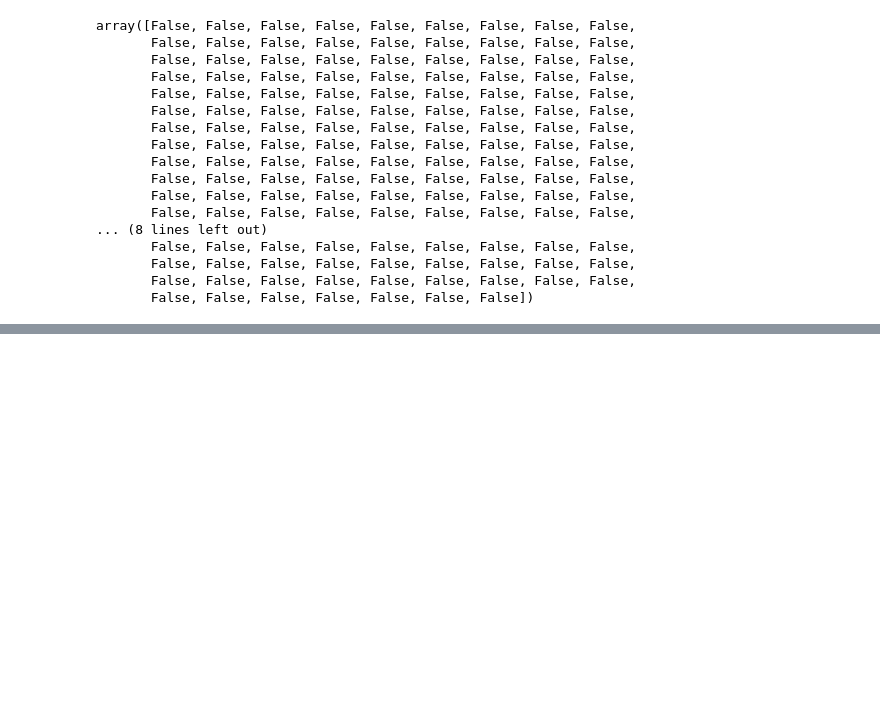
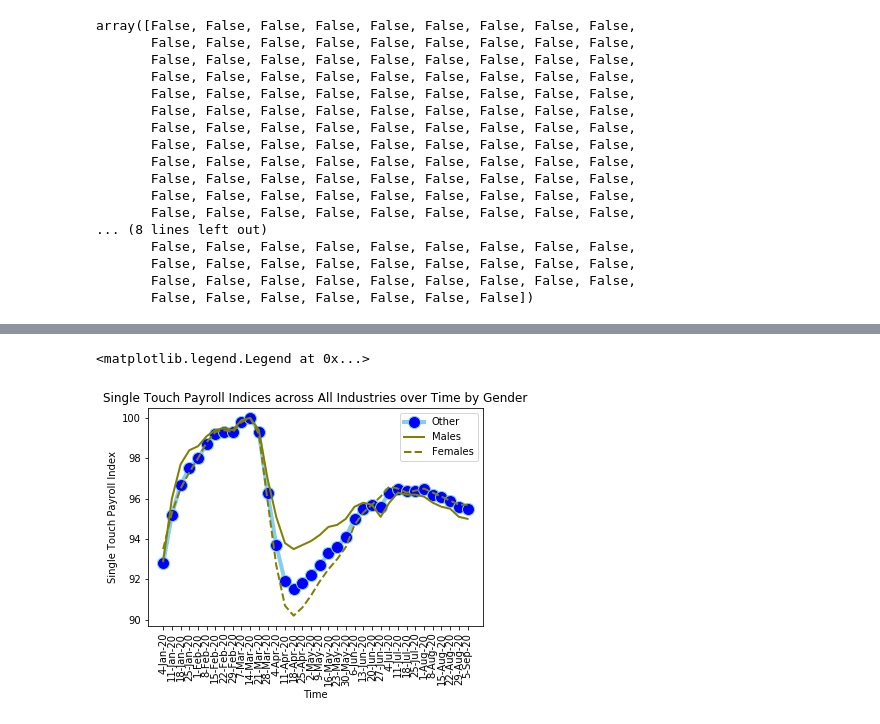
Before and after one commit to ali-beer/covid_payroll_project, a Jupyter notebook: cleaning_payroll_data.ipynb, the cells around one changed output, grey strips where cells are left out. Drawn from its saved outputs; the diff is of its cells as text; code cells hidden in the pictures; blank space fills up the shorter version.

Commit message:
added multiple line chart

```diff
--- a/cleaning_payroll_data.ipynb
+++ b/cleaning_payroll_data.ipynb
@@ -282,7 +283,9 @@ array([False, False, False, False, False, False, False, False, False,
 # %%
 # Filtering data by elements, replace a and b with desired elements
 # add & australia_df_t.columns.str.contains(c) for additional filtering
-a = "Mining"
-b = "Female"
-australia_df_t.loc[:, (australia_df_t.columns.str.contains(a) & australia_df_t.columns.str.contains(b))]
+a = "All Industries"
+b = "All ages"
+filter_df = australia_df_t.loc[:, (australia_df_t.columns.str.contains(a) & australia_df_t.columns.str.contains(b))]
+filter_df["All Industries_Other_All ages"] = pd.to_numeric(filter_df["All Industries_Other_All ages"])
+filter_df.dtypes
 # %% [output]
@@ -305,0 +297,4 @@ australia_df_t.loc[:, (australia_df_t.columns.str.contains(a) & australia_df_t.c
+# %%
+filter_df["All Industries_Other_All ages"] = pd.to_numeric(filter_df["All Industries_Other_All ages"])
+filter_df["All Industries_Males_All ages"] = pd.to_numeric(filter_df["All Industries_Males_All ages"])
+filter_df["All Industries_Females_All ages"] = pd.to_numeric(filter_df["All Industries_Females_All ages"])
@@ -305,0 +337,18 @@ australia_df_t.loc[:, (australia_df_t.columns.str.contains(a) & australia_df_t.c
+# %%
+x_axis = np.arange(len(filter_df["All Industries_Other_All ages"]))
+x_axis
+plt.plot(x_axis, filter_df["All Industries_Other_All ages"], marker='o', markerfacecolor='blue', markersize=12, color='skyblue', linewidth=4,label="Other")
+plt.plot(x_axis, filter_df["All Industries_Males_All ages"], marker='', color='olive', linewidth=2,label="Males")
+plt.plot(x_axis, filter_df["All Industries_Females_All ages"], marker='', color='olive', linewidth=2, linestyle='dashed', label="Females")
+x_labels = ("4-Jan-20","11-Jan-20","18-Jan-20","25-Jan-20","1-Feb-20","8-Feb-20","15-Feb-20","22-Feb-20","29-Feb-20","7-Mar-20","14-Mar-20","21-Mar-20",
+            "28-Mar-20","4-Apr-20","11-Apr-20","18-Apr-20","25-Apr-20","2-May-20","9-May-20","16-May-20","23-May-20","30-May-20","6-Jun-20",
+            "13-Jun-20","20-Jun-20","27-Jun-20","4-Jul-20","11-Jul-20","18-Jul-20","25-Jul-20","1-Aug-20","8-Aug-20","15-Aug-20","22-Aug-20",
+            "29-Aug-20","5-Sep-20")
+plt.xticks(x_axis,x_labels,rotation=90)
+plt.xlabel("Time")
+plt.ylabel("Single Touch Payroll Index")
+plt.title("Single Touch Payroll Indices across All Industries over Time by Gender")
+plt.legend()
+# %% [output]
+<matplotlib.legend.Legend at 0x...>
+[figure, added]
```
Also changed, not shown: parts of 4 cells of this notebook.
